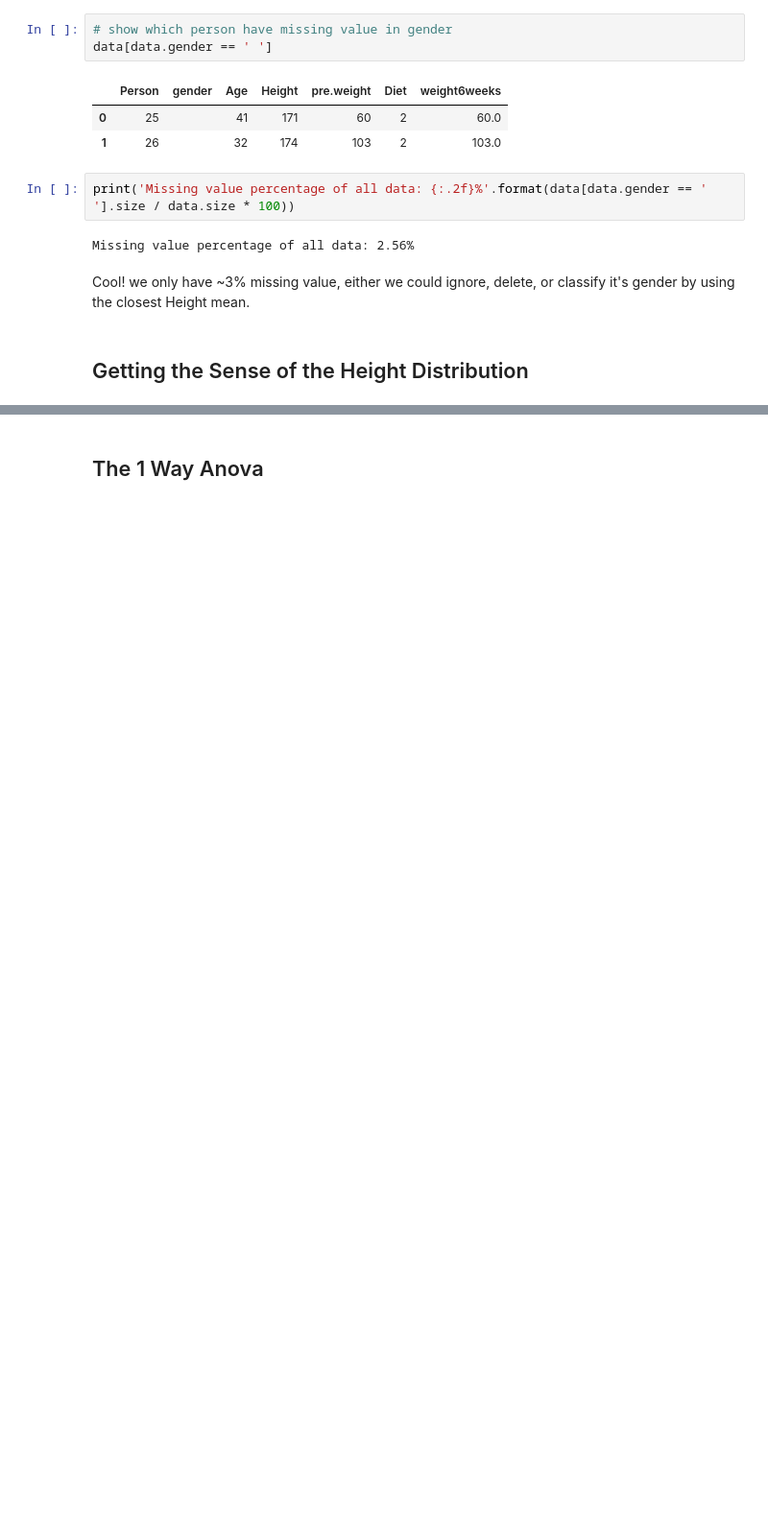
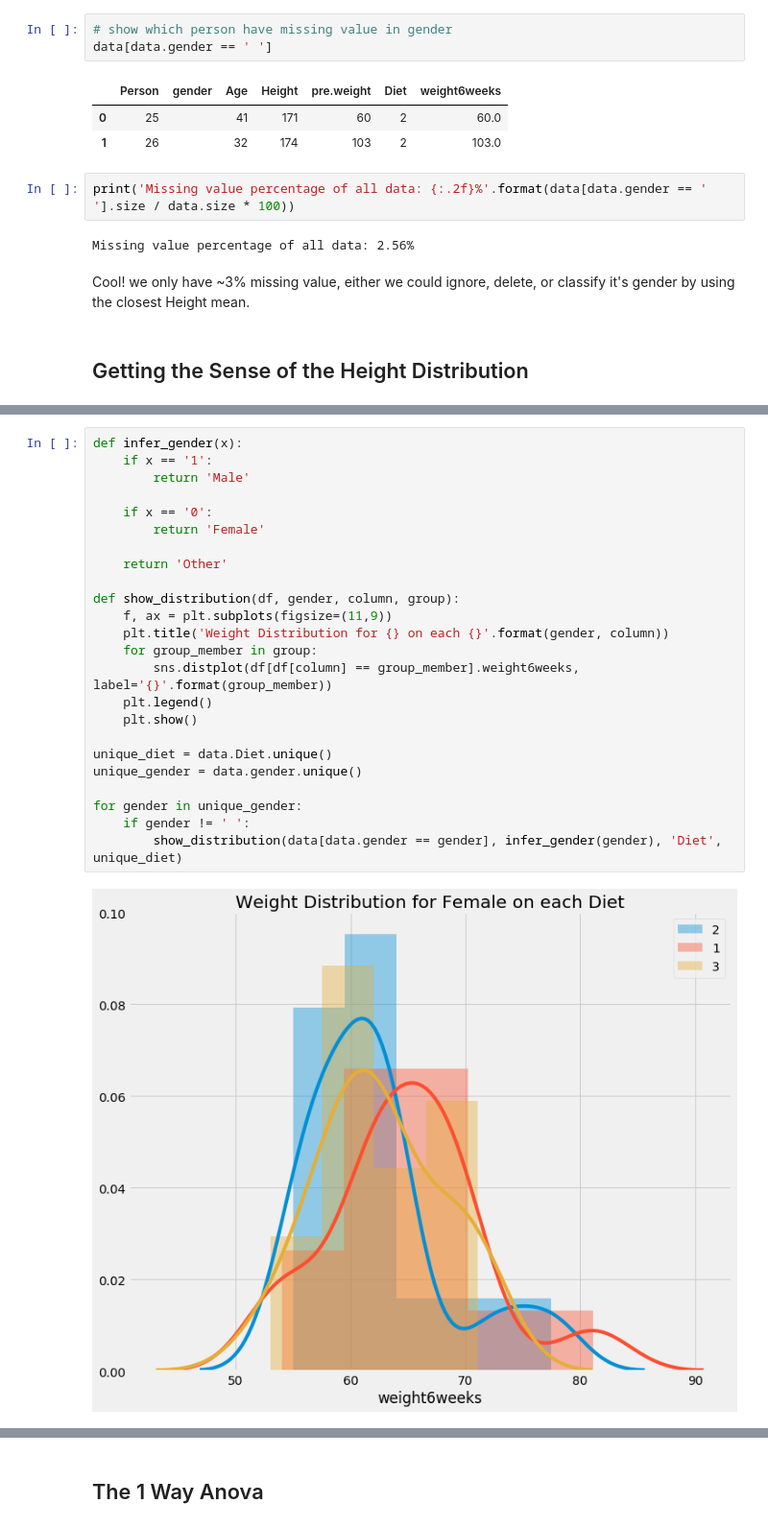
Before and after one commit to ariepratama/ariepratama.github.io, a Jupyter notebook: notebooks/2018-6-7-How-to-Use-1-Way-Anova-in-Python.ipynb, the cells around one changed output, grey strips where cells are left out. Shown at 96% size. Cells and saved outputs as stored; diff of their text form; blank space fills up the shorter version.

```diff
--- a/notebooks/2018-6-7-How-to-Use-1-Way-Anova-in-Python.ipynb
+++ b/notebooks/2018-6-7-How-to-Use-1-Way-Anova-in-Python.ipynb
@@ -68,0 +102,26 @@ plt.legend()
+# %%
+def infer_gender(x):
+    if x == '1':
+        return 'Male'
+
+    if x == '0':
+        return 'Female'
+
+    return 'Other'
+
+def show_distribution(df, gender, column, group):
+    f, ax = plt.subplots(figsize=(11,9))
+    plt.title('Weight Distribution for {} on each {}'.format(gender, column))
+    for group_member in group:
+        sns.distplot(df[df[column] == group_member].weight6weeks, label='{}'.format(group_member))
+    plt.legend()
+    plt.show()
+
+unique_diet = data.Diet.unique()
+unique_gender = data.gender.unique()
+
+for gender in unique_gender:
+    if gender != ' ':
+        show_distribution(data[data.gender == gender], infer_gender(gender), 'Diet', unique_diet)
+# %% [output]
+[figure, added]
```
Also changed, not shown: parts of 24 cells of this notebook, 9 other files.
